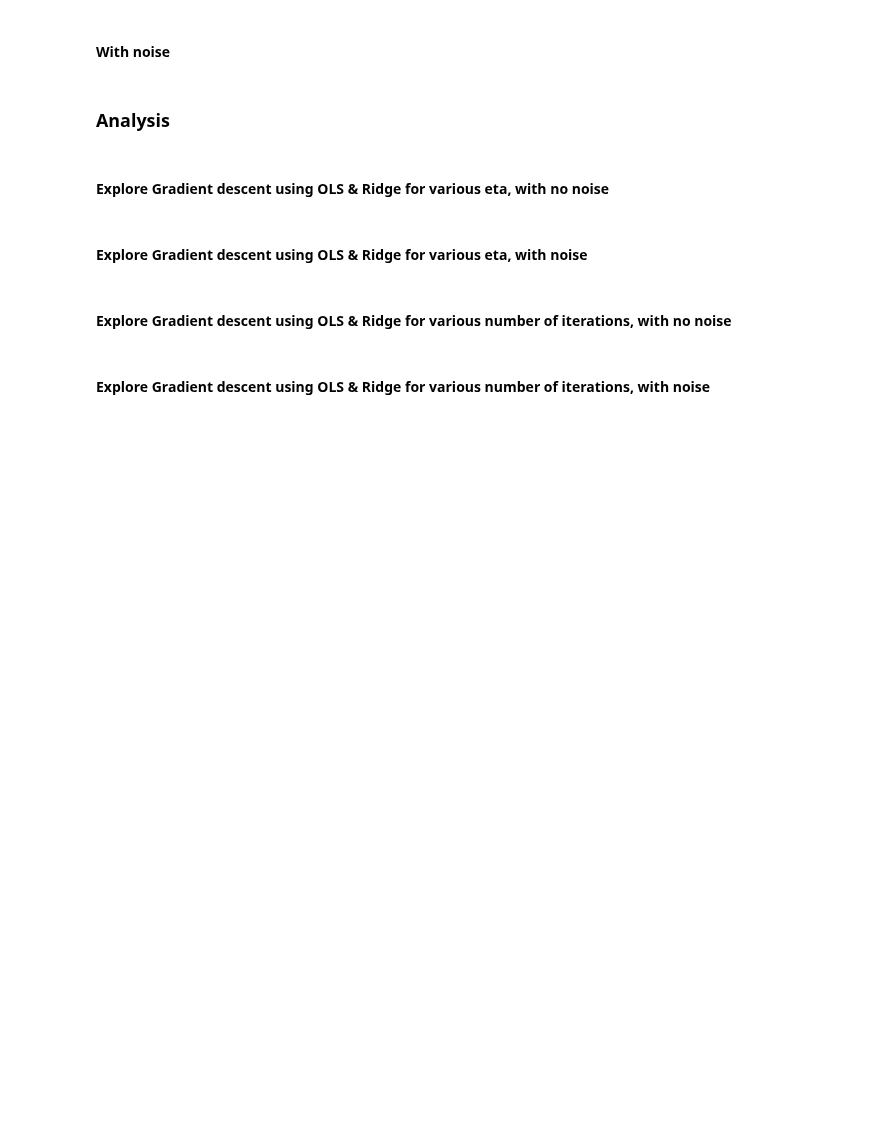
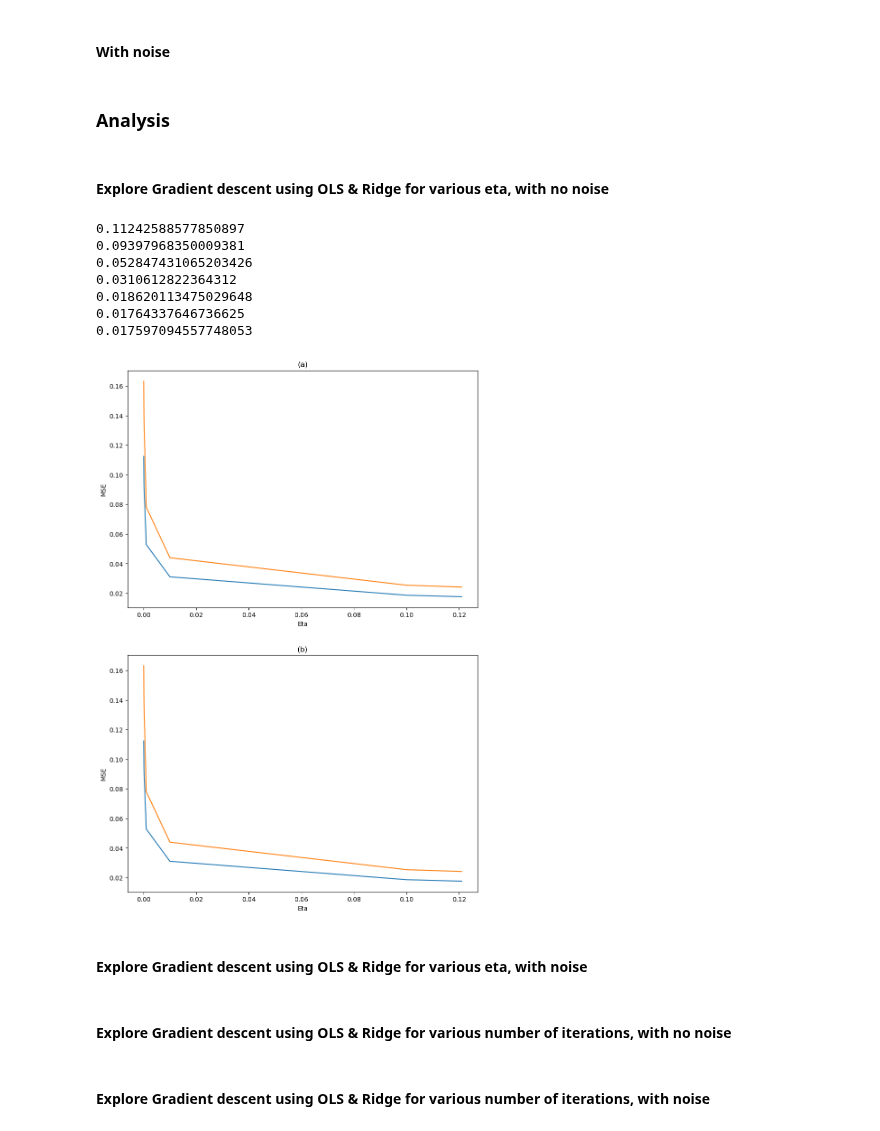
Before and after one commit to johtj/data_analysis_ml_projects, a Jupyter notebook: assignment1/code/assignment1_c_d.ipynb, the cells around one changed output. Cells and saved outputs as stored; diff of their text form; code cells hidden in the pictures; blank space fills up the shorter version.

```diff
--- a/assignment1/code/assignment1_c_d.ipynb
+++ b/assignment1/code/assignment1_c_d.ipynb
@@ -22,16 +22,13 @@ Generating analysis plots for assignement 1 parts c) and d) exploring Gradient d
 ### Setup for constants
 # %%
 # Runge's function - parameters to explore
-n_datapoints = 200
+n_datapoints = 400
 standard_deviation = 0.1 # for noise
 p = 15 # polynomial degree
 
 lambda_range = (-1,-5) # range of lambda values for np.log
 lambda_n = 20 # number lambda values to explore
 lambdas_start = np.logspace(lambda_range[0],lambda_range[1],lambda_n) # lambdas generated in logspace for learning rate
-
-# Grid search
-etas = [0.001, 0.005, 0.01, 0.05, 0.1] # gradient descent parameters
 
 # tolerance criteria for gradient descent methods
 tolerance = 1e-6
@@ -100,7 +99,31 @@ y_train_scaled_noise, y_test_scaled_noise, y_train_mean_noise, y_train_std_noise
 # %%
 eta_list,mse_train_OLS,mse_test_OLS,mse_train_Ridge,mse_test_Ridge,r2_train_gdOLS,r2_test_Ridge = explore_eta(X_train,X_test,y_train,y_test,num_iters,eta_list,lam,verbose=False)
-plot_mse(n_datapoints,etas,"Gradient descent for Oridnary least squares varying Etas,\n and 1000 iterations",mse_train_OLS,mse_test_OLS)
-plot_mse(n_datapoints,etas,"Gradient descent for Ridge regression varying Etas,\n and 1000 iterations",mse_train_Ridge,mse_test_Ridge)
+
+fig = plt.figure(figsize=(10,15))
+ax1 = plt.subplot(2,1,1)
+ax1.plot(eta_list,mse_test_OLS)
+ax1.plot(eta_list,mse_train_OLS)
+ax1.set_xlabel("Eta")
+ax1.set_ylabel("MSE")
+ax1.set_title("(a)")
+
+ax2 = plt.subplot(2,1,2)
+ax2.plot(eta_list,mse_test_OLS)
+ax2.plot(eta_list,mse_train_OLS)
+ax2.set_xlabel("Eta")
+ax2.set_ylabel("MSE")
+ax2.set_title("(b)")
+
+plt.savefig("mse_gradient_descent_temp.png")
+# %% [output]
+0.11242588577850897
+0.09397968350009381
+0.052847431065203426
+0.0310612822364312
+0.018620113475029648
+0.01764337646736625
+0.017597094557748053
+[figure, added]
 # %% [markdown]
 #### Explore Gradient descent using OLS & Ridge for various eta, with noise
 # %%
```
Also changed, not shown: parts of 2 cells of this notebook, 2 other files.
